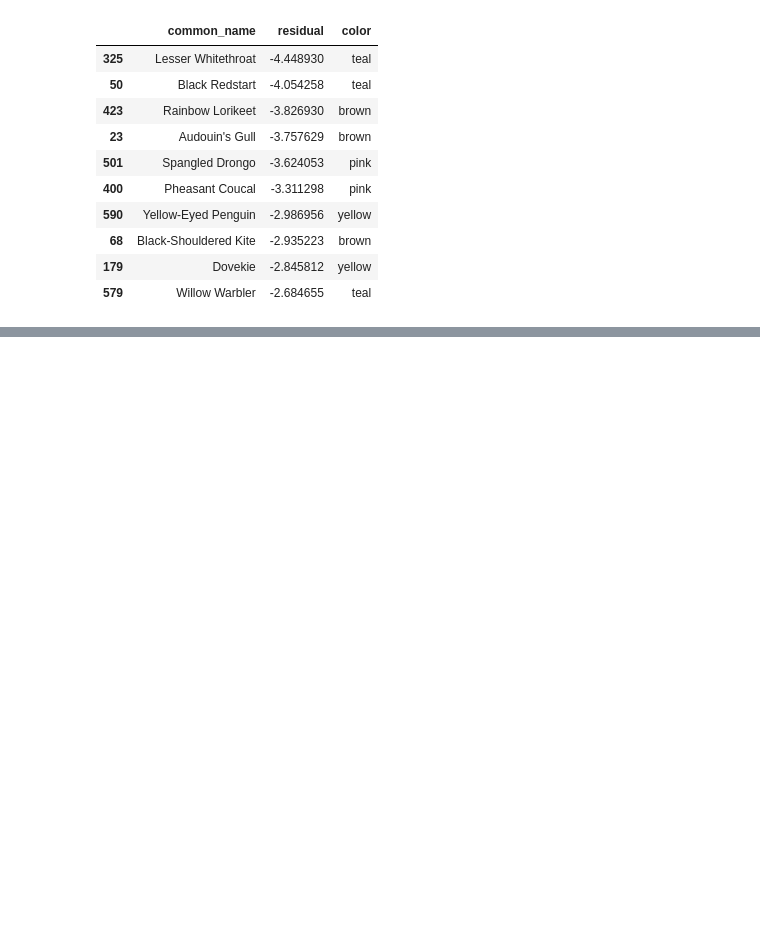
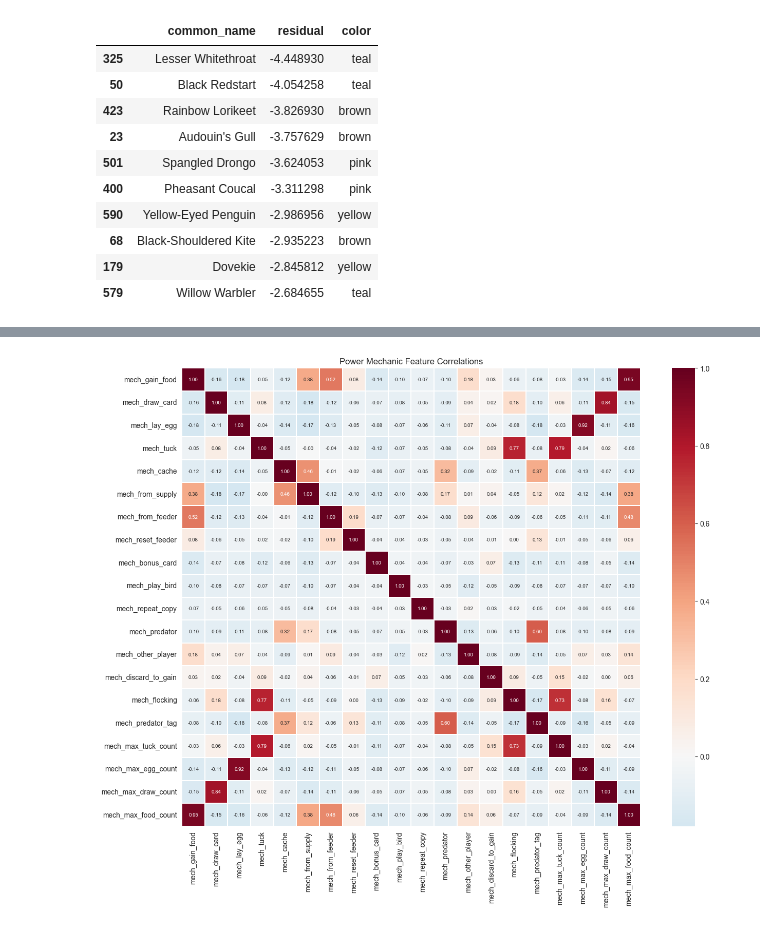
Before and after one commit to bronzebadger/wingspan_cards, a Jupyter notebook: notebooks/power_value_regression.ipynb, the cells around one changed output, grey strips where cells are left out. Cells and saved outputs as stored; diff of their text form; code cells hidden in the pictures; blank space fills up the shorter version.

Commit message:
stage 3: text featurization using regex and additional work on power value regressions.

```diff
--- a/notebooks/power_value_regression.ipynb
+++ b/notebooks/power_value_regression.ipynb
@@ -672,0 +670,15 @@ color_yellow            -3.9389   0.5617  -7.0126   0.0000   -5.0421   -2.8357
+# %%
+# Rebuild feature matrix with mechanic features
+from importlib import reload
+import src.features
+reload(src.features)
+from src.features import build_feature_matrix, POWER_MECHANIC_FEATURES_LIST
+
+raw = load_bird_data()
+feat_df = build_feature_matrix(raw)
+
+print(f"Feature matrix: {feat_df.shape[0]} birds, {feat_df.shape[1]} columns")
+print(f"Mechanic features: {len(POWER_MECHANIC_FEATURES_LIST)}")
+print(f"\nMechanic feature list:")
+for f in POWER_MECHANIC_FEATURES_LIST:
+    print(f"  {f:<25} mean={feat_df[f].mean():.3f}  sum={feat_df[f].sum()}")
@@ -672,0 +738,26 @@ color_yellow            -3.9389   0.5617  -7.0126   0.0000   -5.0421   -2.8357
+# %%
+# Mechanic feature correlation heatmap
+mech_corr = feat_df[POWER_MECHANIC_FEATURES_LIST].corr()
+
+fig, ax = plt.subplots(figsize=(14, 11))
+sns.heatmap(
+    mech_corr,
+    annot=True,
+    fmt=".2f",
+    cmap="RdBu_r",
+    center=0,
+    ax=ax,
+    square=True,
+    linewidths=0.3,
+    annot_kws={"size": 7},
+)
+ax.set_title("Power Mechanic Feature Correlations")
+plt.tight_layout()
+plt.savefig(
+    "../output/mechanic_correlation_matrix.png",
+    dpi=150,
+    bbox_inches="tight",
+)
+plt.show()
+# %% [output]
+[figure, added]
```
Also changed, not shown: parts of 16 cells of this notebook, 1 other file.
